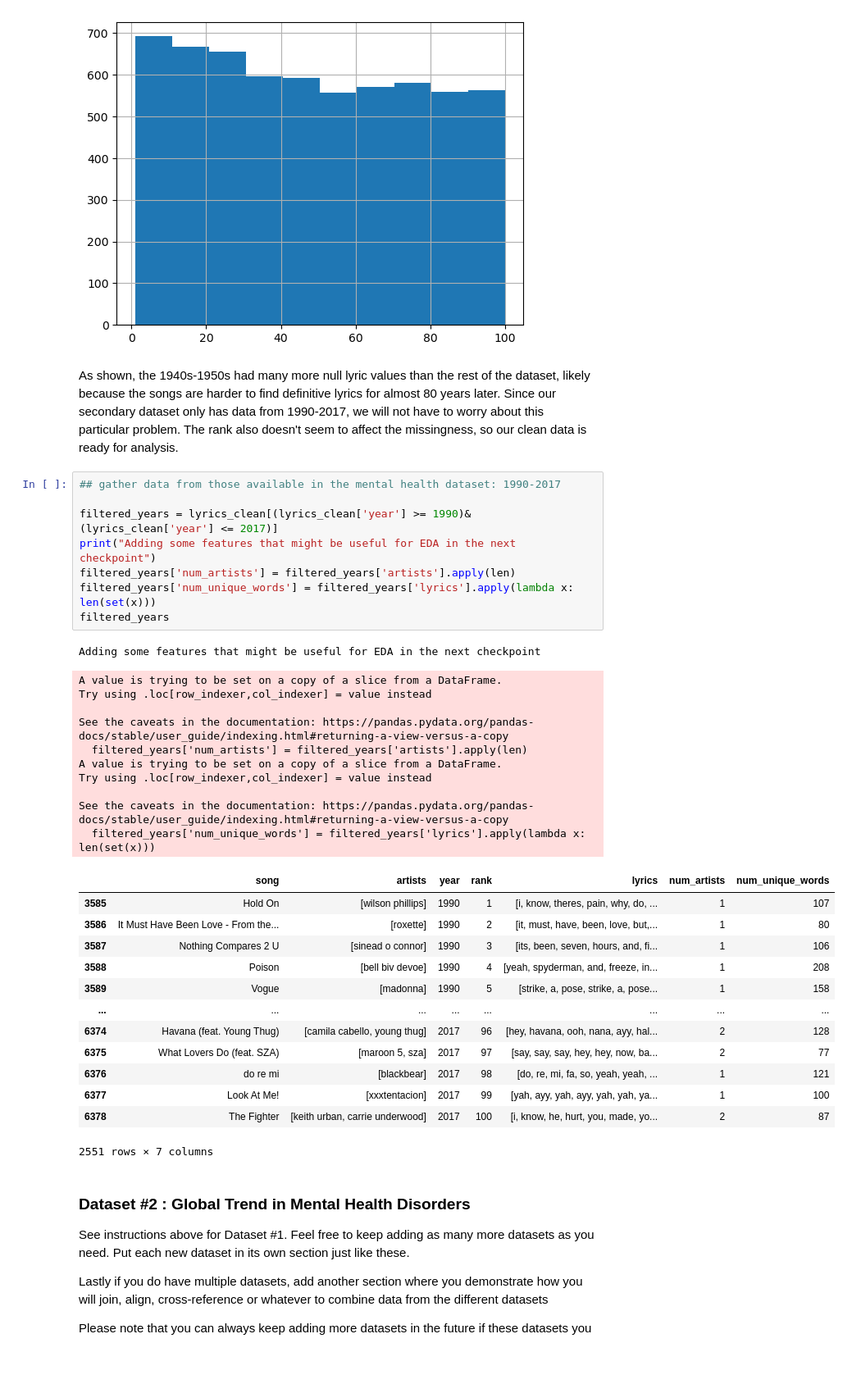
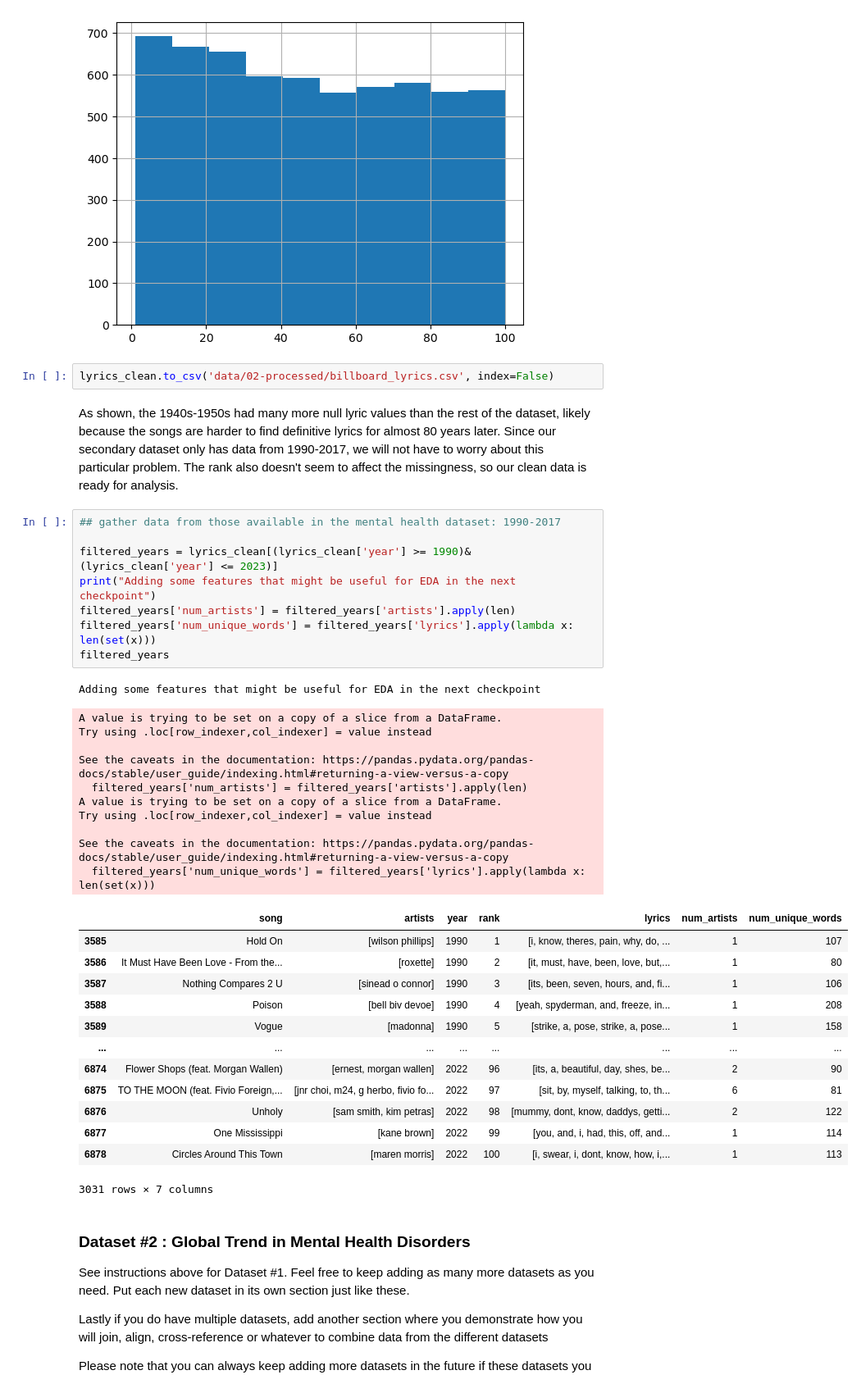
Before and after one commit to COGS108/Group104_WI26, a Jupyter notebook: 02-EDACheckpoint.ipynb, the cells around one changed output. Shown at 82% size. Saved outputs shown, nothing was run; the diff lists cells and outputs as text; blank space fills up the shorter version.

```diff
--- a/02-EDACheckpoint.ipynb
+++ b/02-EDACheckpoint.ipynb
@@ -236,41 +239,43 @@ visualizing the distribution of years and rank in the clean dataset
 [figure]
 <Axes: >
 [figure]
+# %%
+lyrics_clean.to_csv('data/02-processed/billboard_lyrics.csv', index=False)
 # %% [markdown]
 As shown, the 1940s-1950s had many more null lyric values than the rest of the dataset, likely because the songs are harder to find definitive lyrics for almost 80 years later. Since our secondary dataset only has data from 1990-2017, we will not have to worry about this particular problem. The rank also doesn't seem to affect the missingness, so our clean data is ready for analysis.
 # %%
 ## gather data from those available in the mental health dataset: 1990-2017
 
-filtered_years = lyrics_clean[(lyrics_clean['year'] >= 1990)&(lyrics_clean['year'] <= 2017)]
+filtered_years = lyrics_clean[(lyrics_clean['year'] >= 1990)&(lyrics_clean['year'] <= 2023)]
 print("Adding some features that might be useful for EDA in the next checkpoint")
 filtered_years['num_artists'] = filtered_years['artists'].apply(len)
 filtered_years['num_unique_words'] = filtered_years['lyrics'].apply(lambda x: len(set(x)))
 filtered_years
 # %% [output]
 Adding some features that might be useful for EDA in the next checkpoint
 A value is trying to be set on a copy of a slice from a DataFrame.
 Try using .loc[row_indexer,col_indexer] = value instead
 
 See the caveats in the documentation: https://pandas.pydata.org/pandas-docs/stable/user_guide/indexing.html#returning-a-view-versus-a-copy
   filtered_years['num_artists'] = filtered_years['artists'].apply(len)
 A value is trying to be set on a copy of a slice from a DataFrame.
 Try using .loc[row_indexer,col_indexer] = value instead
 
 See the caveats in the documentation: https://pandas.pydata.org/pandas-docs/stable/user_guide/indexing.html#returning-a-view-versus-a-copy
   filtered_years['num_unique_words'] = filtered_years['lyrics'].apply(lambda x: len(set(x)))
 |  | song | artists | year | rank | lyrics | num_artists | num_unique_words |
 | 3585 | Hold On | [wilson phillips] | 1990 | 1 | [i, know, theres, pain, why, do, ... | 1 | 107 |
 | 3586 | It Must Have Been Love - From the... | [roxette] | 1990 | 2 | [it, must, have, been, love, but,... | 1 | 80 |
 | 3587 | Nothing Compares 2 U | [sinead o connor] | 1990 | 3 | [its, been, seven, hours, and, fi... | 1 | 106 |
 | 3588 | Poison | [bell biv devoe] | 1990 | 4 | [yeah, spyderman, and, freeze, in... | 1 | 208 |
 | 3589 | Vogue | [madonna] | 1990 | 5 | [strike, a, pose, strike, a, pose... | 1 | 158 |
 | ... | ... | ... | ... | ... | ... | ... | ... |
-| 6374 | Havana (feat. Young Thug) | [camila cabello, young thug] | 2017 | 96 | [hey, havana, ooh, nana, ayy, hal... | 2 | 128 |
-| 6375 | What Lovers Do (feat. SZA) | [maroon 5, sza] | 2017 | 97 | [say, say, say, hey, hey, now, ba... | 2 | 77 |
-| 6376 | do re mi | [blackbear] | 2017 | 98 | [do, re, mi, fa, so, yeah, yeah, ... | 1 | 121 |
-| 6377 | Look At Me! | [xxxtentacion] | 2017 | 99 | [yah, ayy, yah, ayy, yah, yah, ya... | 1 | 100 |
-| 6378 | The Fighter | [keith urban, carrie underwood] | 2017 | 100 | [i, know, he, hurt, you, made, yo... | 2 | 87 |
+| 6874 | Flower Shops (feat. Morgan Wallen) | [ernest, morgan wallen] | 2022 | 96 | [its, a, beautiful, day, shes, be... | 2 | 90 |
+| 6875 | TO THE MOON (feat. Fivio Foreign,... | [jnr choi, m24, g herbo, fivio fo... | 2022 | 97 | [sit, by, myself, talking, to, th... | 6 | 81 |
+| 6876 | Unholy | [sam smith, kim petras] | 2022 | 98 | [mummy, dont, know, daddys, getti... | 2 | 122 |
+| 6877 | One Mississippi | [kane brown] | 2022 | 99 | [you, and, i, had, this, off, and... | 1 | 114 |
+| 6878 | Circles Around This Town | [maren morris] | 2022 | 100 | [i, swear, i, dont, know, how, i,... | 1 | 113 |
-2551 rows × 7 columns
+3031 rows × 7 columns
 # %% [markdown]
 ### Dataset #2 : Global Trend in Mental Health Disorders
 
```
Also changed, not shown: parts of 17 cells of this notebook.
